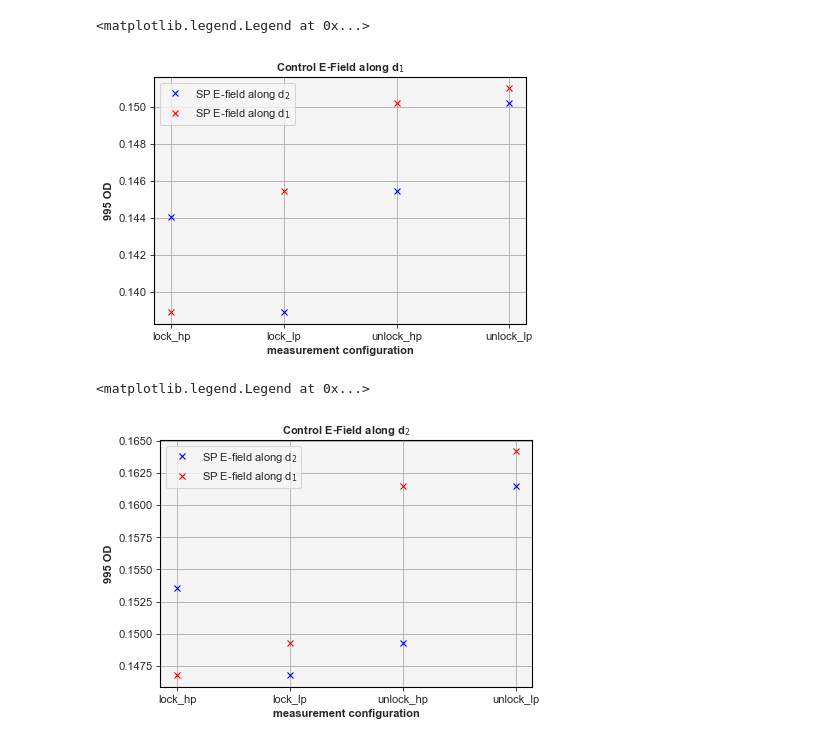
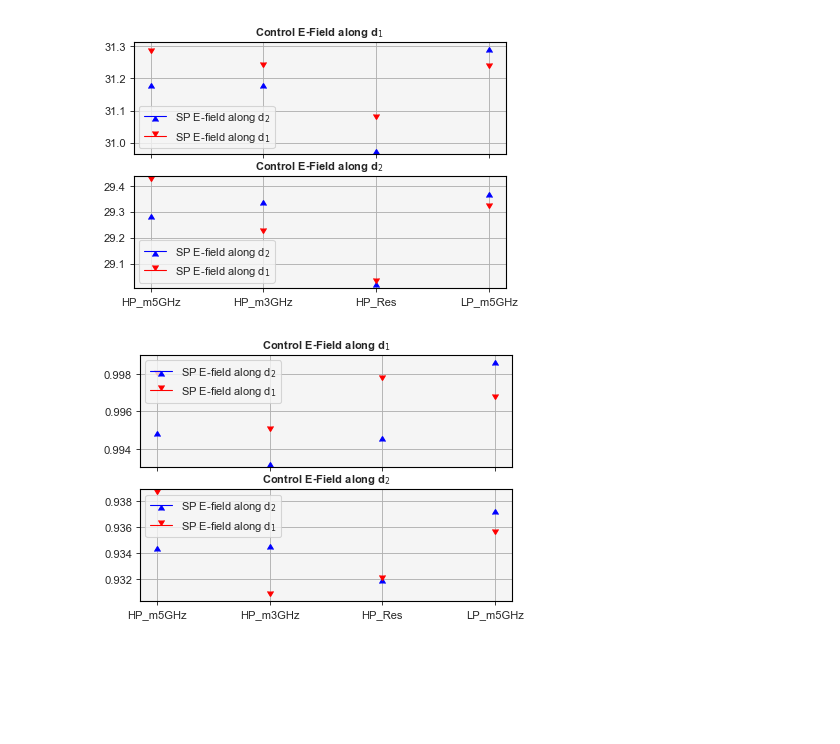
Before and after one commit to SMK-UK/TPA, a Jupyter notebook: plot.ipynb, the cells around one changed output. Drawn from its saved outputs; the diff is of its cells as text; code cells hidden in the pictures; blank space fills up the shorter version.

```diff
--- a/plot.ipynb
+++ b/plot.ipynb
@@ -1,6 +0,0 @@
-# %%
-import data_functions as dat
-import matplotlib.pyplot as mp
-import os
-
-mp.style.use('signature.mplstyle')
@@ -87,24 +0,0 @@ od_low = [lock_hp_od['od_cpl_sph'], lock_hp_od['od_cpl_spl'], lock_lp_od['od_cpl
-# %%
-fig, ax = mp.subplots()
-for i, value in enumerate(od_labels):
-    ax.plot(value, od_high[i], 'xb')
-    ax.plot(value, od_high[i+1], 'xr')
-
-ax.set(xlabel='measurement configuration', ylabel='995 OD')
-ax.set(title='Control E-Field along d$_{1}$')
-ax.legend(['SP E-field along d$_{2}$', 'SP E-field along d$_{1}$'])
-# %% [output]
-<matplotlib.legend.Legend at 0x...>
-[figure, removed]
-# %%
-fig, ax = mp.subplots()
-for i, value in enumerate(od_labels):
-    ax.plot(value, od_low[i], 'xb')
-    ax.plot(value, od_low[i+1], 'xr')
-
-ax.set(xlabel='measurement configuration', ylabel='995 OD')
-ax.set(title='Control E-Field along d$_{2}$')
-ax.legend(['SP E-field along d$_{2}$', 'SP E-field along d$_{1}$'])
-# %% [output]
-<matplotlib.legend.Legend at 0x...>
-[figure, removed]
@@ -110,0 +8,29 @@ ax.legend(['SP E-field along d$_{2}$', 'SP E-field along d$_{1}$'])
+# %%
+# import config file dictionary
+config = plot_config_file.config_params
+config['file'] = r"2301_Json"
+dir = os.path.join(config['root'], config['file'])
+# interogate directory to extract folder and file names
+folder_list, file_list = dat.dir_interogate(path=dir, extensions=config['extensions'], exceptions=config['exceptions'])
+# create dictionary for indexing folders and files
+fol_i = dat.make_index_dict(folder_list)
+fil_i = [dat.make_index_dict(file_sub_list) for file_sub_list in file_list]
+# make paths and extract data
+data_path_list = dat.search_paths(folder_list, file_list, config['extensions'])
+json_sets = [dat.read_json(os.path.join(dir, x)) for data_list in data_path_list for x in data_list]
+# find the keys
+json_keys = [key for key in json_sets[0]]
+json_subkeys = [key for key in json_sets[0]['area']]
+#
+data_values = [[json_set[key] for json_set in json_sets] for key in json_keys]
+# %%
+labels = ['HP_m5GHz', 'HP_m3GHz', 'HP_Res', 'LP_m5GHz', 'LP_m3GHz', 'LP_Res']
+# %%
+fig, ax = plot_TPA(data_values, json_subkeys, config['c_axis'], labels)
+
+for title, figure in zip(json_keys, fig):
+    name = os.path.join(dir, 'TPA_' + title + '.png')
+    figure.savefig(fname=name, dpi=120, format='png', bbox_inches='tight')
+# %% [output]
+[figure, added]
+[figure, added]
```
Also changed, not shown: parts of 13 cells of this notebook, 14 other files.
